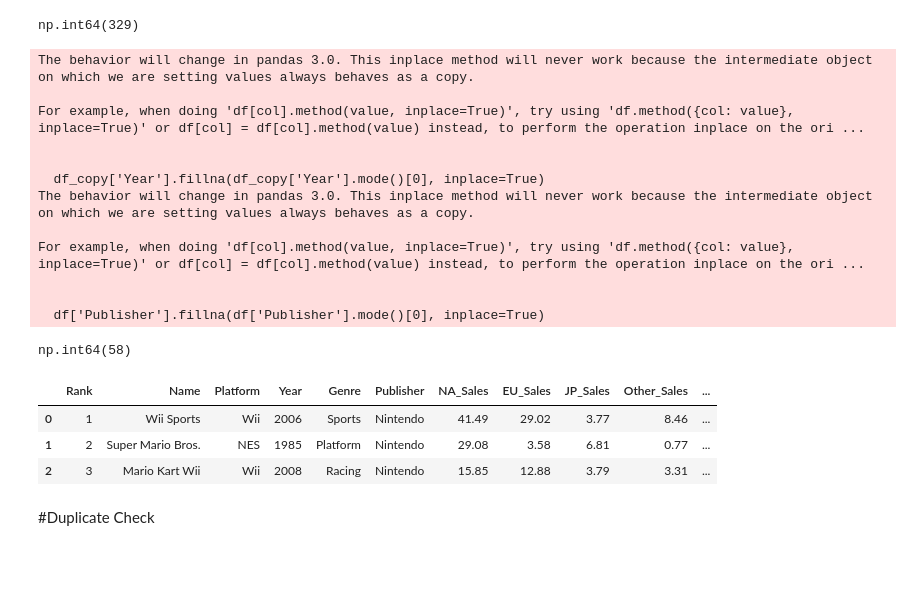
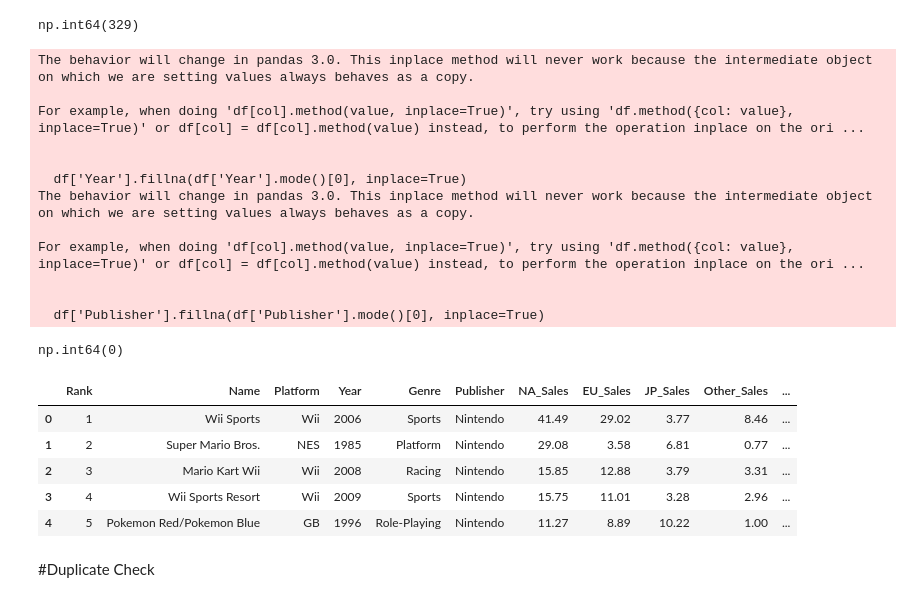
Before and after one commit to jaylamichhane81/AI_and_its_application, a Jupyter notebook: Week2Exam_Video_Game_Project.ipynb, the cells around one changed output. Cells and saved outputs as stored; diff of their text form; code cells hidden in the pictures; blank space fills up the shorter version.

```diff
--- a/Week2Exam_Video_Game_Project.ipynb
+++ b/Week2Exam_Video_Game_Project.ipynb
@@ -140,7 +126,7 @@ df_copy.isnull().sum().sum() #check totall missing value altogethere.
 np.int64(329)
 # %%
 # Fill missing Year
-df_copy['Year'].fillna(df_copy['Year'].mode()[0], inplace=True)
+df['Year'].fillna(df['Year'].mode()[0], inplace=True)
 
 # Fill missing Publisher
 df['Publisher'].fillna(df['Publisher'].mode()[0], inplace=True)
@@ -150,7 +136,7 @@ The behavior will change in pandas 3.0. This inplace method will never work beca
 For example, when doing 'df[col].method(value, inplace=True)', try using 'df.method({col: value}, inplace=True)' or df[col] = df[col].method(value) instead, to perform the operation inplace on the ori ...
 
 
-  df_copy['Year'].fillna(df_copy['Year'].mode()[0], inplace=True)
+  df['Year'].fillna(df['Year'].mode()[0], inplace=True)
 The behavior will change in pandas 3.0. This inplace method will never work because the intermediate object on which we are setting values always behaves as a copy.
 
 For example, when doing 'df[col].method(value, inplace=True)', try using 'df.method({col: value}, inplace=True)' or df[col] = df[col].method(value) instead, to perform the operation inplace on the ori ...
@@ -158,6 +144,6 @@ For example, when doing 'df[col].method(value, inplace=True)', try using 'df.met
 
   df['Publisher'].fillna(df['Publisher'].mode()[0], inplace=True)
 # %%
-df_copy.isnull().sum().sum() # (o null value) all 329 null value clear
+df.isnull().sum().sum() # (o null value) all 329 null value clear
 # %% [output]
-np.int64(58)
+np.int64(0)
@@ -167,10 +150,14 @@ df_copy['Year'] = df_copy['Year'].astype(int)
-# %%
-df_copy.head(3)
-# %% [output]
-|  | Rank | Name | Platform | Year | Genre | Publisher | NA_Sales | EU_Sales | JP_Sales | Other_Sales | ... |
-| 0 | 1 | Wii Sports | Wii | 2006 | Sports | Nintendo | 41.49 | 29.02 | 3.77 | 8.46 | ... |
-| 1 | 2 | Super Mario Bros. | NES | 1985 | Platform | Nintendo | 29.08 | 3.58 | 6.81 | 0.77 | ... |
-| 2 | 3 | Mario Kart Wii | Wii | 2008 | Racing | Nintendo | 15.85 | 12.88 | 3.79 | 3.31 | ... |
+# %%
+#convert 'year'(float to int)
+df['Year']=df['Year'].astype(int) #year float ma vayeko lai int data type ma change gareko
+df.head()
+# %% [output]
+|  | Rank | Name | Platform | Year | Genre | Publisher | NA_Sales | EU_Sales | JP_Sales | Other_Sales | ... |
+| 0 | 1 | Wii Sports | Wii | 2006 | Sports | Nintendo | 41.49 | 29.02 | 3.77 | 8.46 | ... |
+| 1 | 2 | Super Mario Bros. | NES | 1985 | Platform | Nintendo | 29.08 | 3.58 | 6.81 | 0.77 | ... |
+| 2 | 3 | Mario Kart Wii | Wii | 2008 | Racing | Nintendo | 15.85 | 12.88 | 3.79 | 3.31 | ... |
+| 3 | 4 | Wii Sports Resort | Wii | 2009 | Sports | Nintendo | 15.75 | 11.01 | 3.28 | 2.96 | ... |
+| 4 | 5 | Pokemon Red/Pokemon Blue | GB | 1996 | Role-Playing | Nintendo | 11.27 | 8.89 | 10.22 | 1.00 | ... |
 # %% [markdown]
 #Duplicate Check
 # %%
```
Also changed, not shown: parts of 25 cells of this notebook.
